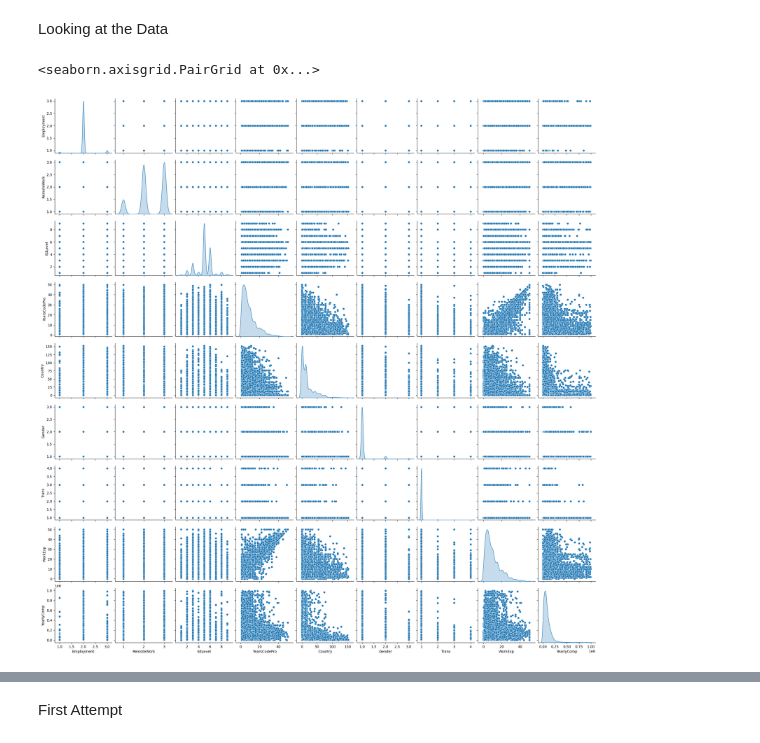
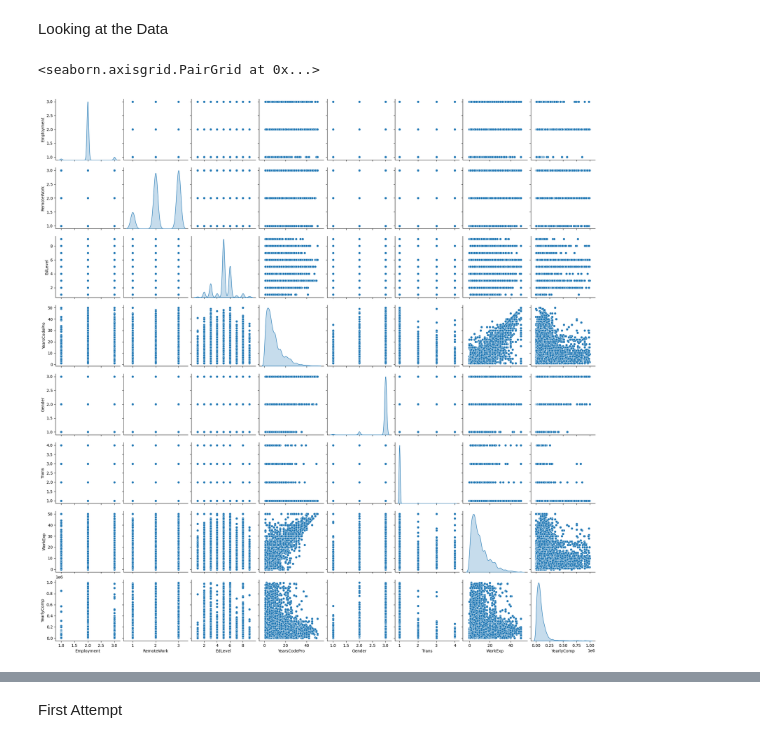
Before and after one commit to ColonShort/Project-4, a Jupyter notebook: Survey Results.ipynb, the cells around one changed output, grey strips where cells are left out. Drawn from its saved outputs; the diff is of its cells as text; code cells hidden in the pictures.

Commit message:
finalized models with continents

```diff
--- a/Survey Results.ipynb
+++ b/Survey Results.ipynb
@@ -511,0 +556,7 @@ clean_df.describe()
+# %%
+# replace new countries with continents by creating a dictionary
+continent_dictionary = {new_countries[i]: continents[i] for i in range(len(new_countries))}
+# replace country names with continent names
+new_replacement = {"Country":continent_dictionary}
+clean_df.replace(new_replacement, inplace=True)
+clean_df.head()
@@ -511,0 +570,3 @@ clean_df.describe()
+# %%
+clean_df.rename(columns={'Country': 'Continent'}, inplace=True)
+clean_df
@@ -511,0 +587,3 @@ clean_df.describe()
+# %%
+continent_df = pd.get_dummies(clean_df)
+continent_df
@@ -511,0 +604,3 @@ clean_df.describe()
+# %%
+continent_df.dropna(inplace=True) # get rid of null values due to missing currency conversions
+continent_df = continent_df.loc[continent_df["YearlyComp"]<1000000] # dropped all reports of salary over $1,000,000 to get rid of outliers
@@ -514,7 +625,9 @@ clean_df.describe()
 # %% [markdown]
 Looking at the Data
 # %%
-sns.pairplot(data=clean_df, diag_kind='kde') # to see distribution of data
+sns.pairplot(data=continent_df[["Employment",	"RemoteWork",	"EdLevel",
+                                "YearsCodePro",	"Gender",	"Trans",	"WorkExp",
+                                "YearlyComp"]], diag_kind='kde') # to see distribution of data
 # %% [output]
 <seaborn.axisgrid.PairGrid at 0x...>
-[figure, old version]
+[figure, new version]
```
Also changed, not shown: parts of 74 cells of this notebook, 2 other files.
